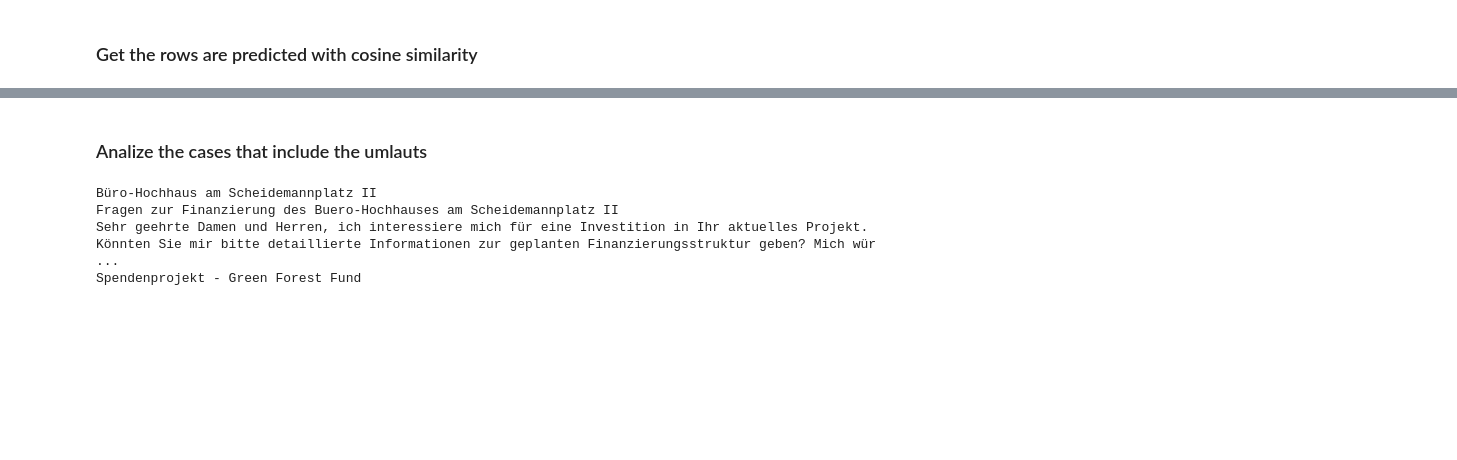
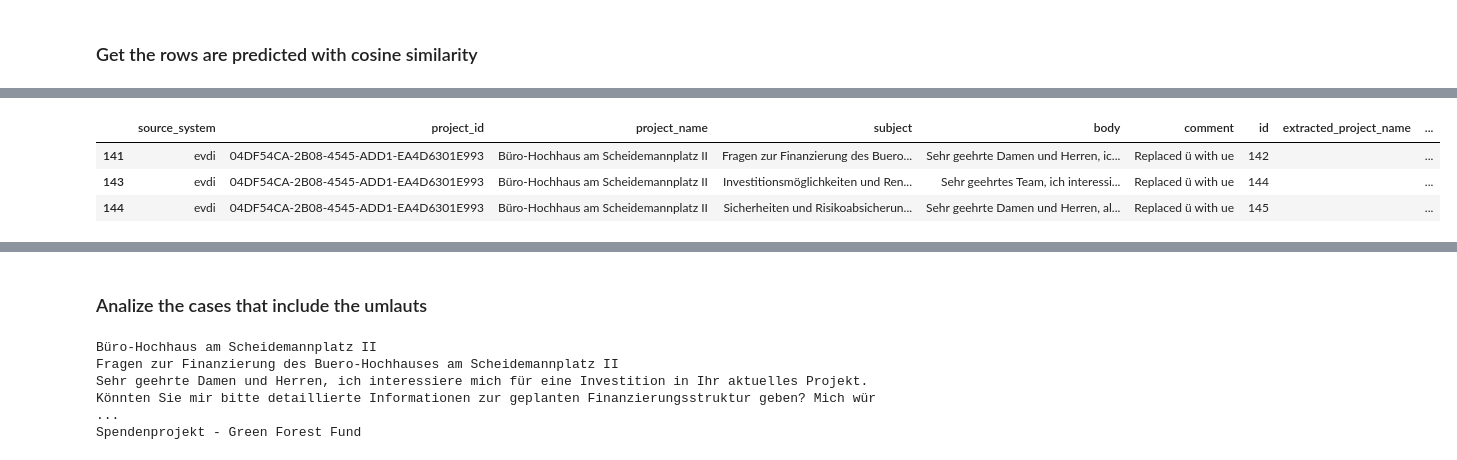
Before and after one commit to ArkadiyShuvaev/llm-zoomcamp-smart-mail, a Jupyter notebook: notebook/project_name_extractor_evaluation/04_similarity_and_exact_matching.ipynb, the cells around one changed output, grey strips where cells are left out. Cells and saved outputs as stored; diff of their text form; code cells hidden in the pictures; blank space fills up the shorter version.

```diff
--- a/notebook/project_name_extractor_evaluation/04_similarity_and_exact_matching.ipynb
+++ b/notebook/project_name_extractor_evaluation/04_similarity_and_exact_matching.ipynb
@@ -348,0 +376,7 @@ F1 Score: 1.0
+# %%
+predicted_incorrectly_df
+# %% [output]
+|  | source_system | project_id | project_name | subject | body | comment | id | extracted_project_name | ... |
+| 141 | evdi | 04DF54CA-2B08-4545-ADD1-EA4D6301E993 | Büro-Hochhaus am Scheidemannplatz II | Fragen zur Finanzierung des Buero... | Sehr geehrte Damen und Herren, ic... | Replaced ü with ue | 142 |  | ... |
+| 143 | evdi | 04DF54CA-2B08-4545-ADD1-EA4D6301E993 | Büro-Hochhaus am Scheidemannplatz II | Investitionsmöglichkeiten und Ren... | Sehr geehrtes Team, ich interessi... | Replaced ü with ue | 144 |  | ... |
+| 144 | evdi | 04DF54CA-2B08-4545-ADD1-EA4D6301E993 | Büro-Hochhaus am Scheidemannplatz II | Sicherheiten und Risikoabsicherun... | Sehr geehrte Damen und Herren, al... | Replaced ü with ue | 145 |  | ... |
```
Also changed, not shown: parts of 11 cells of this notebook.
